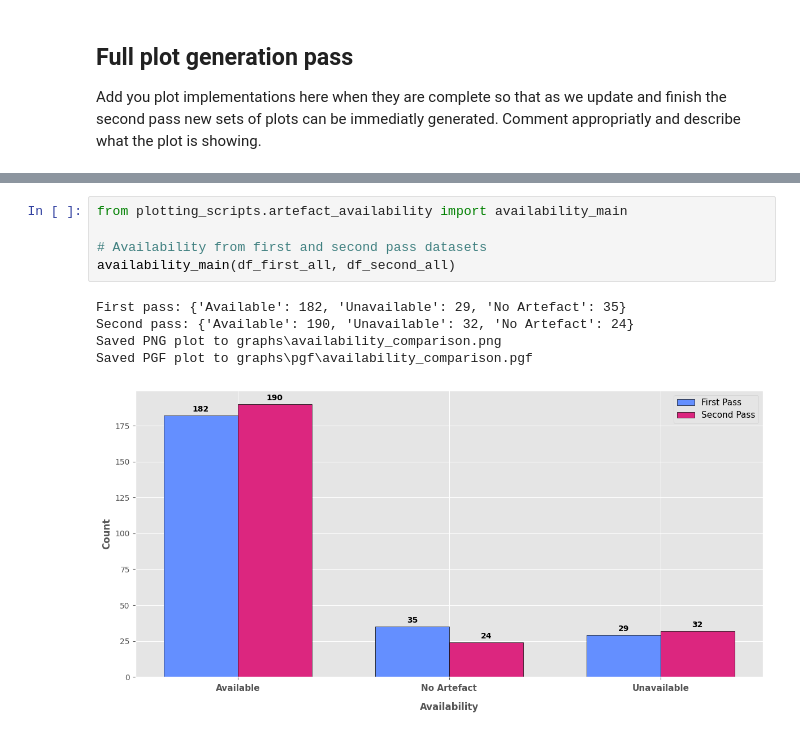
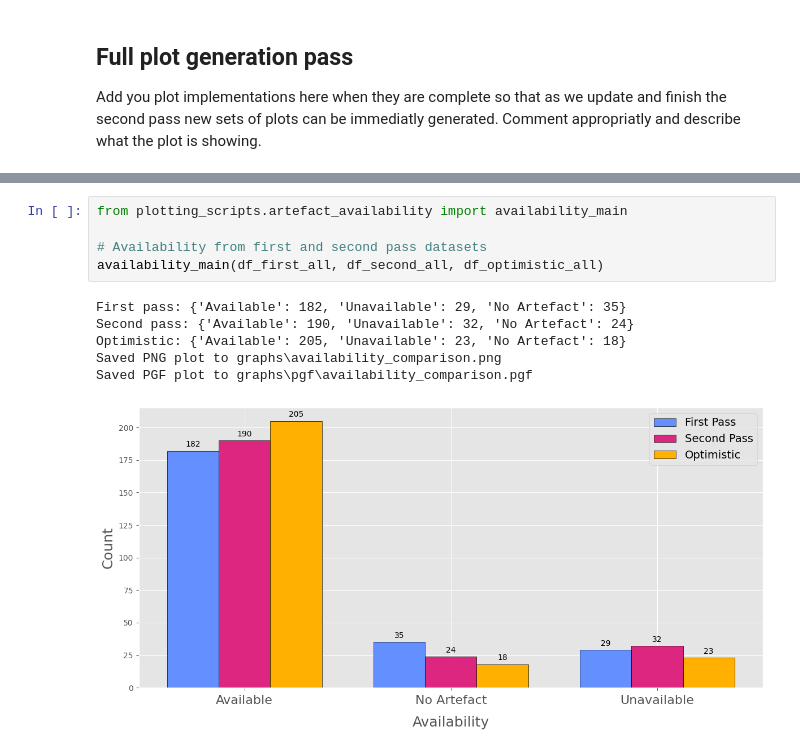
Before and after one commit to EEllwoo/how_fair_is_2026, a Jupyter notebook: plot_gen.ipynb, the cells around one changed output, grey strips where cells are left out. Saved outputs shown, nothing was run; the diff lists cells and outputs as text.

```diff
--- a/plot_gen.ipynb
+++ b/plot_gen.ipynb
@@ -172,11 +169,12 @@ Saved PGF plot to graphs\pgf\repository_unavailable_comparison.pgf
 # %%
 from plotting_scripts.artefact_availability import availability_main
 
 # Availability from first and second pass datasets
-availability_main(df_first_all, df_second_all)
+availability_main(df_first_all, df_second_all, df_optimistic_all)
 # %% [output]
 First pass: {'Available': 182, 'Unavailable': 29, 'No Artefact': 35}
 Second pass: {'Available': 190, 'Unavailable': 32, 'No Artefact': 24}
+Optimistic: {'Available': 205, 'Unavailable': 23, 'No Artefact': 18}
 Saved PNG plot to graphs\availability_comparison.png
 Saved PGF plot to graphs\pgf\availability_comparison.pgf
-[figure, old version]
+[figure, new version]
```
Also changed, not shown: parts of 8 cells of this notebook, 32 other files.
